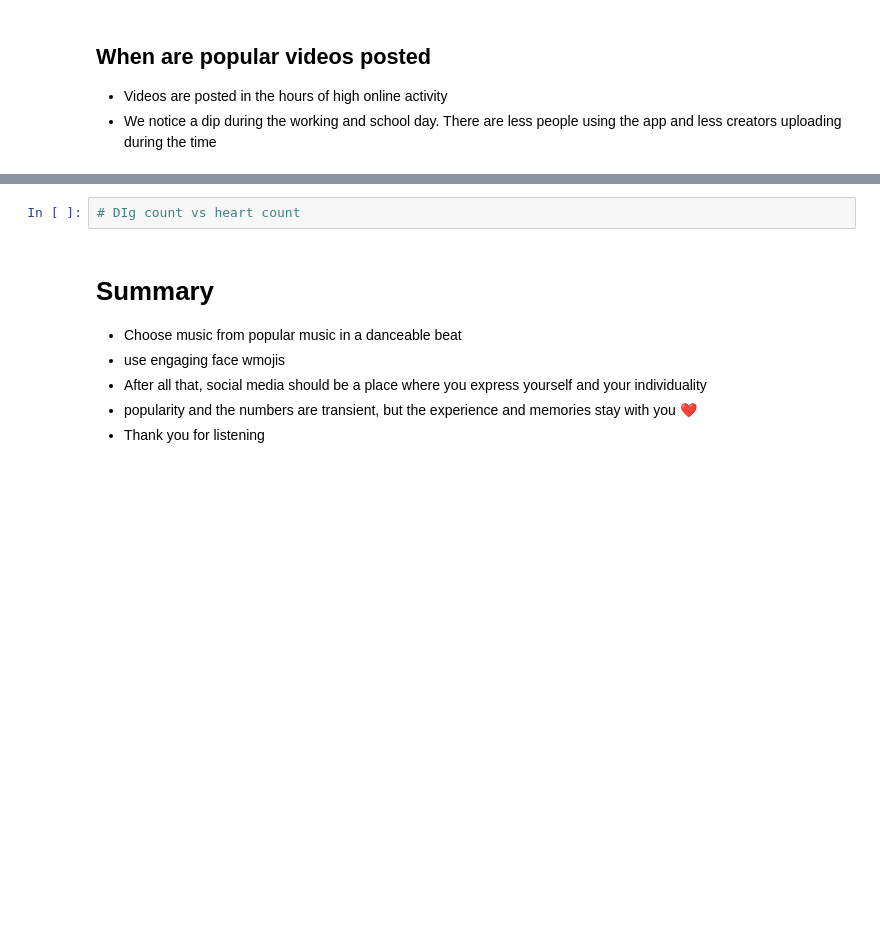
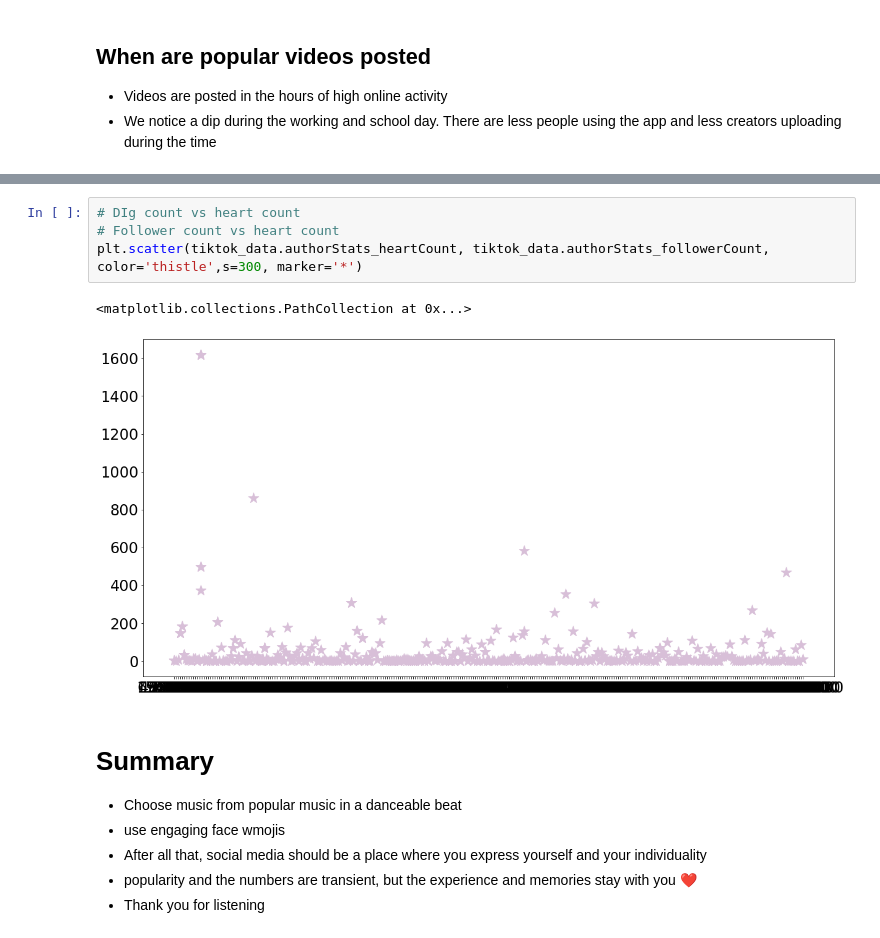
Before and after one commit to incalescence/open-data, a Jupyter notebook: tiktok_presentation.ipynb, the cells around one changed output, grey strips where cells are left out. Drawn from its saved outputs; the diff is of its cells as text; blank space fills up the shorter version.

```diff
--- a/tiktok_presentation.ipynb
+++ b/tiktok_presentation.ipynb
@@ -391,8 +423,13 @@ plt.ylabel('Number of Videos')
 plt.show()
 # %% [output]
 [figure]
-# %%
-# DIg count vs heart count
+# %%
+# DIg count vs heart count
+# Follower count vs heart count
+plt.scatter(tiktok_data.authorStats_heartCount, tiktok_data.authorStats_followerCount, color='thistle',s=300, marker='*')
+# %% [output]
+<matplotlib.collections.PathCollection at 0x...>
+[figure, added]
 # %% [markdown]
 # Summary
 - Choose music from popular music in a danceable beat
```
Also changed, not shown: parts of 3 cells of this notebook.
